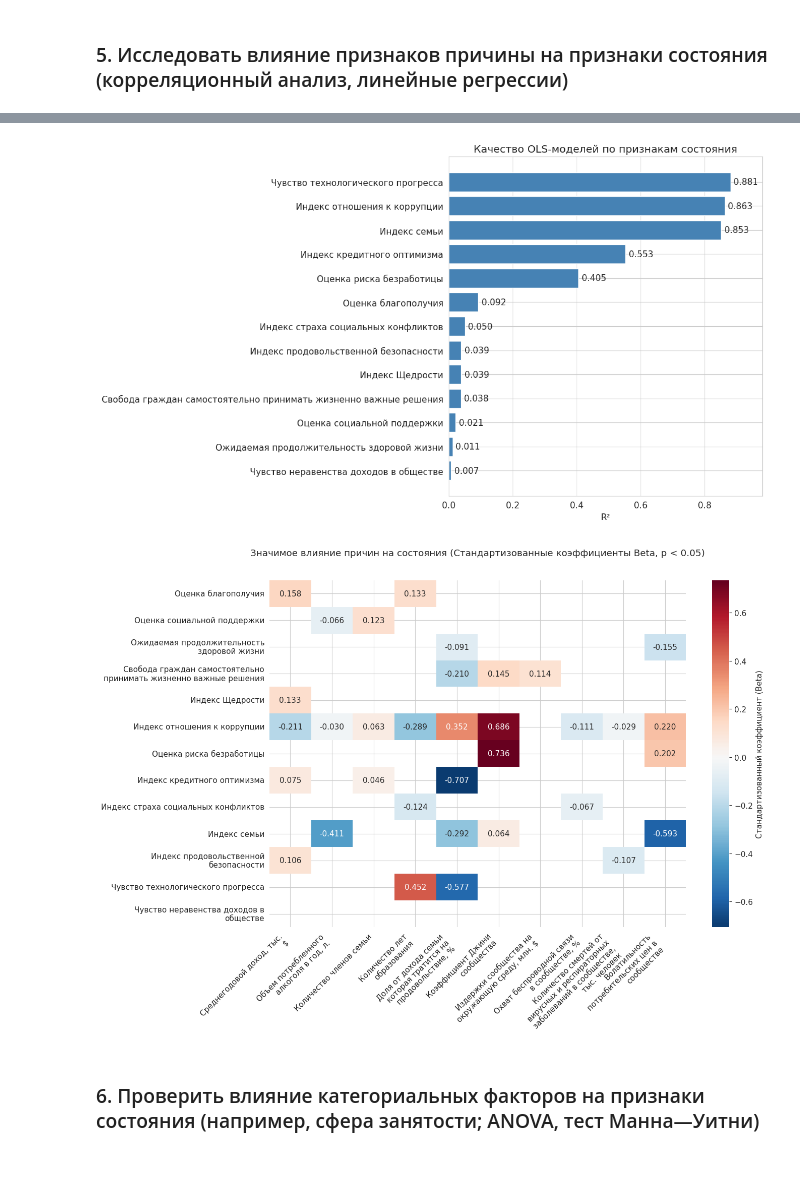
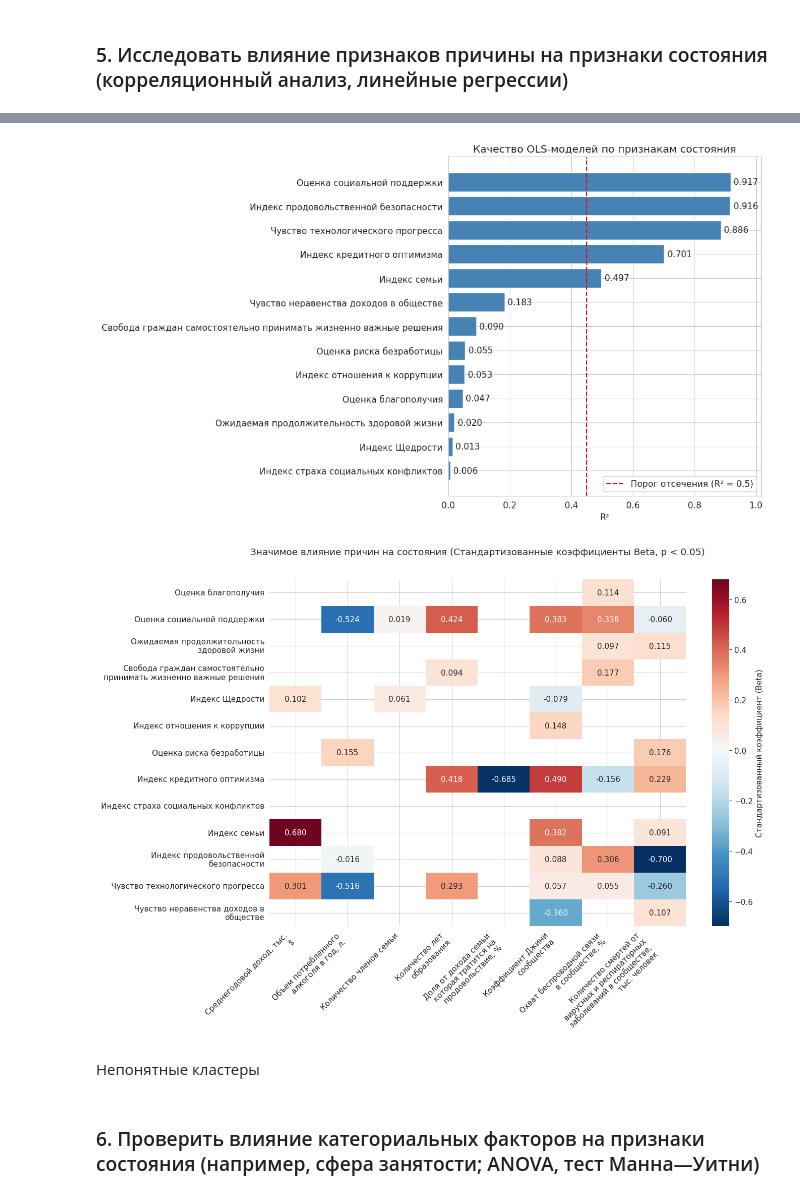
Before and after one commit to mhallan2/latex-labs, a Jupyter notebook: lab02/main.ipynb, the cells around one changed output, grey strips where cells are left out. Drawn from its saved outputs; the diff is of its cells as text; code cells hidden in the pictures; blank space fills up the shorter version.

```diff
--- a/lab02/main.ipynb
+++ b/lab02/main.ipynb
@@ -106,23 +106,22 @@ CANTRIL_ORDER = [
     "Prospering",
 ]
 
-CANTRIL_COL = df_raw.columns[-1]  # "Ощущаемое счастье"
-MARKER_UNKNOWN = "Неизвестно"  # метка «неизвестно» в этой колонке
+CANTRIL_COL = df_raw.columns[-1] # "Ощущаемое счастье"
+MARKER_UNKNOWN = "Неизвестно" # метка «неизвестно» в этой колонке
 
 ALL_CAUSE, STATE_FEATURES = [
     list(g.columns) for is_numeric, g in grouped_data if is_numeric
 ]
 
-print(ALL_CAUSE)
 
 CAT_FEATURES = [
     col for is_numeric, g in grouped_data
     if not is_numeric and CANTRIL_COL not in g.columns
     for col in g.columns
 ]
-print(CAT_FEATURES)
 
-SIGNIFICANCE_THRESHOLD = 0.08  # порог |ρ| для отбора признаков состояния
-VIF_THRESHOLD = 10.0
+SIGNIFICANCE_THRESHOLD = 0.1  # порог |ρ| для отбора признаков состояния
+VIF_THRESHOLD = 5.0
 PVALUE_THRESHOLD = 0.05
-RHO_THRESHOLD = 0.3
+RHO_THRESHOLD = 0.2
+R2_THRESHOLD = 0.45
@@ -392,14 +358,10 @@ for state_col in STATE_FEATURES:
 # %%
+actual_states = [s for s in STATE_FEATURES if s in ols_state_models_full]
+
 rsquared_df = pd.DataFrame(
     {
-        "Признак состояния": [
-            s for s in STATE_FEATURES if s in ols_state_models_full
-        ],
-        "R²": [
-            ols_state_models_full[s].rsquared
-            for s in STATE_FEATURES
-            if s in ols_state_models_full
-        ],
+        "Признак состояния": actual_states,
+        "R²": [ols_state_models_full[s].rsquared for s in actual_states],
     }
 ).sort_values("R²", ascending=True)
 
@@ -417,12 +379,13 @@ for bar, val in zip(bars, rsquared_df["R²"]):
         f"{val:.3f}",
         va="center",
     )
-
+plt.axvline(x=R2_THRESHOLD, color='red', linestyle='--', label='Порог отсечения (R² = 0.5)')
+plt.legend(loc='lower right')
 plt.xlim(0, max(rsquared_df["R²"]) + 0.1)
 plt.tight_layout()
 plt.show()
 # %% [output]
-[figure, old version]
+[figure, new version]
 # %%
 p_val_matrix = pd.DataFrame()
 coef_matrix = pd.DataFrame()
@@ -431,42 +394,43 @@ for state, model in ols_state_models_full.items():
     p_val_matrix[state] = model.pvalues.drop("const")
 
     # Считаем СТАНДАРТИЗОВАННЫЕ коэффициенты (Beta)
-    # Формула: Beta = b * (std(X) / std(Y))
-    valid_data = df_known.dropna(subset=[state] + cause_cols)
-    std_x = valid_data[cause_cols].std()
+    valid_data = df_known.dropna(subset=[state] + current_cols)
+    std_x = valid_data[current_cols].std()
     std_y = valid_data[state].std()
 
     std_coefs = model.params.drop("const") * (std_x / std_y)
     coef_matrix[state] = std_coefs
 
 # Транспонируем (состояния - строки, причины - столбцы)
 p_val_matrix = p_val_matrix.T
 coef_matrix = coef_matrix.T
 
 # Создаем матрицу-маску: оставляем коэффициенты ТОЛЬКО там, где p < 0.05
 significant_coefs = coef_matrix.mask(p_val_matrix >= PVALUE_THRESHOLD)
 
 plt.figure(figsize=(14, 10))
 # cmap='RdBu_r' - красные (положительные), синие (отрицательные)
 sns.heatmap(
     significant_coefs,
     cmap="RdBu_r",
     center=0,
     annot=True,
     fmt=".3f",
     xticklabels=[textwrap.fill(c, 25) for c in significant_coefs.columns],
     yticklabels=[textwrap.fill(c, 35) for c in significant_coefs.index],
     cbar_kws={"label": "Стандартизованный коэффициент (Beta)"},
 )
 
 plt.title(
     "Значимое влияние причин на состояния (Стандартизованные коэффициенты Beta, p < 0.05)\n",
     pad=20,
 )
 plt.xticks(rotation=45, ha="right")
 plt.tight_layout()
 plt.show()
 # %% [output]
-[figure, old version]
+[figure, new version]
+# %% [markdown]
+Непонятные кластеры
 # %% [markdown]
 ### 6. Проверить влияние категориальных факторов на признаки состояния (например, сфера занятости; ANOVA, тест Манна—Уитни)
```
Also changed, not shown: parts of 13 cells of this notebook, 1 other file.
